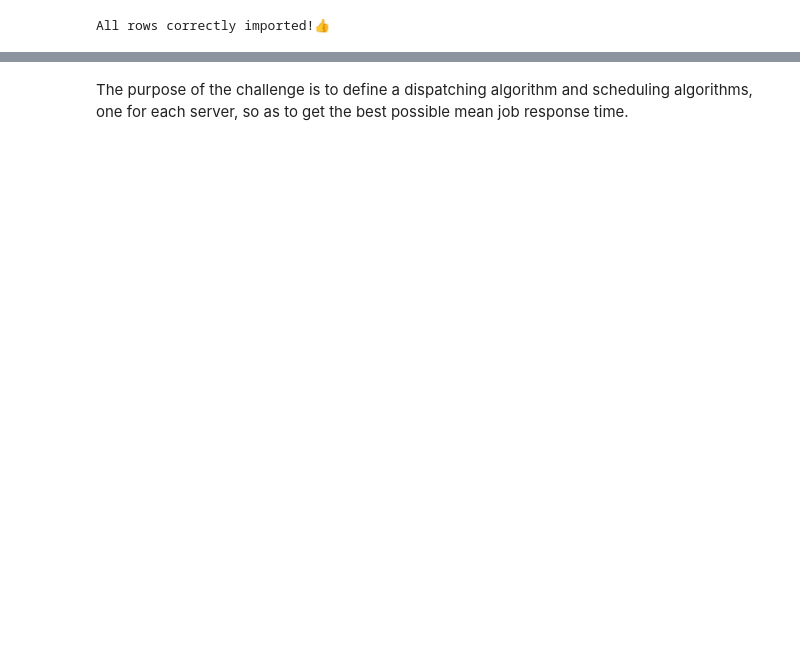
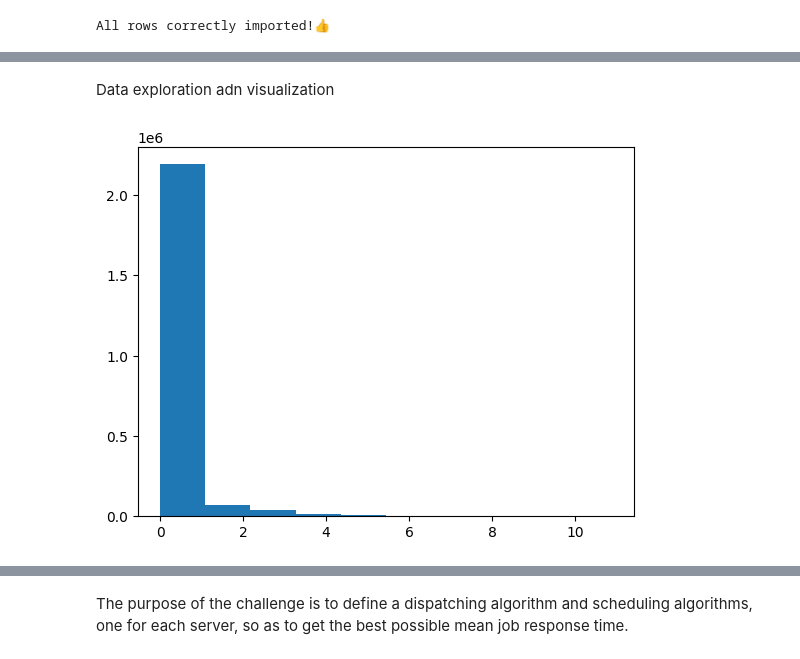
Before and after one commit to Matteo-Candi/Data_Center, a Jupyter notebook: Hw_2/main.ipynb, the cells around one changed output, grey strips where cells are left out. Cells and saved outputs as stored; diff of their text form; code cells hidden in the pictures; blank space fills up the shorter version.

```diff
--- a/Hw_2/main.ipynb
+++ b/Hw_2/main.ipynb
@@ -20,2 +22,10 @@ if data.shape[0] == 2329133:
 # %% [output]
 All rows correctly imported!👍
+# %%
+data = data.rename(columns={'Job_ID': 'JID',
+                            'Task_ID': 'TID',
+                            'Arrival_Time': 't_a',
+                            'CPU': 'C',
+                            'Memory': 'M'})
+data = data.sort_values('t_a')
+data.head()
@@ -21,0 +56,6 @@ All rows correctly imported!👍
+# %% [markdown]
+Data exploration adn visualization
+# %%
+plt.hist(np.log(data.C+1));
+# %% [output]
+[figure, added]
```
Also changed, not shown: parts of 31 cells of this notebook, 1 other file.
